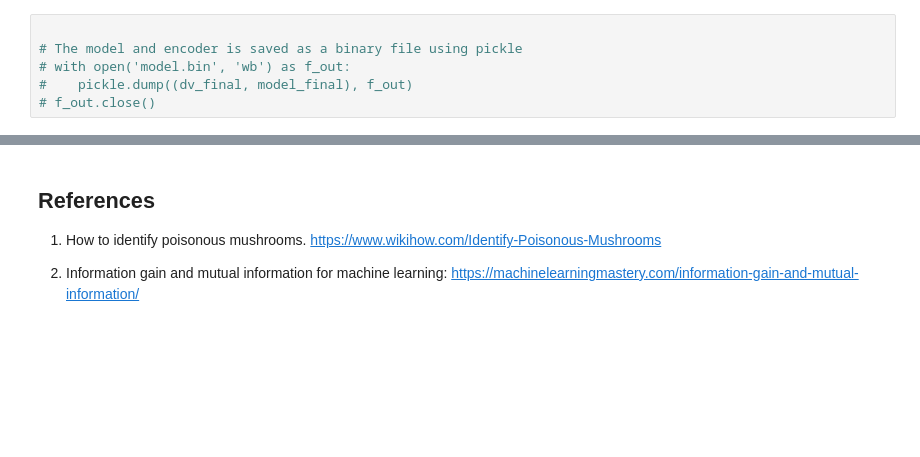
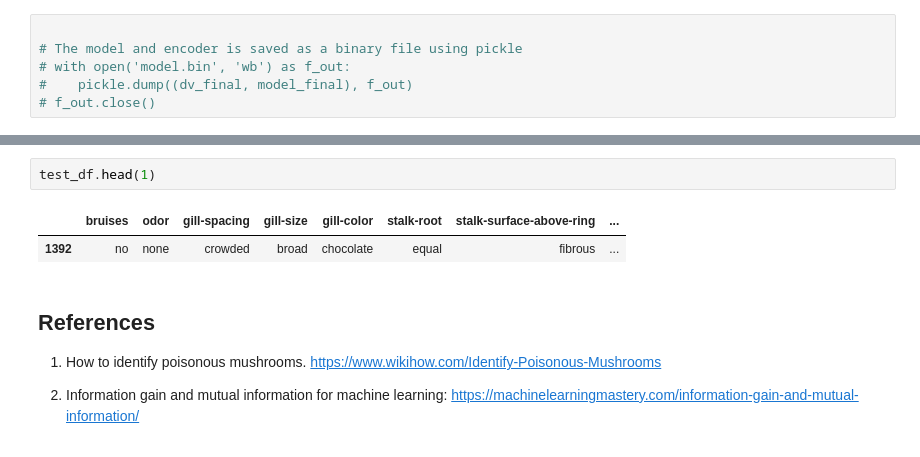
Before and after one commit to Emekadavid/mushroom-classification, a Jupyter notebook: notebook.ipynb, the cells around one changed output, grey strips where cells are left out. Saved outputs shown, nothing was run; the diff lists cells and outputs as text; blank space fills up the shorter version.

```diff
--- a/notebook.ipynb
+++ b/notebook.ipynb
@@ -573,3 +590,8 @@ It's now time to save the model
+# %%
+test_df.head(1)
+# %% [output]
+|  | bruises | odor | gill-spacing | gill-size | gill-color | stalk-root | stalk-surface-above-ring | ... |
+| 1392 | no | none | crowded | broad | chocolate | equal | fibrous | ... |
 # %% [markdown]
 ## References
 
```
Also changed, not shown: parts of 2 cells of this notebook, 3 other files.
